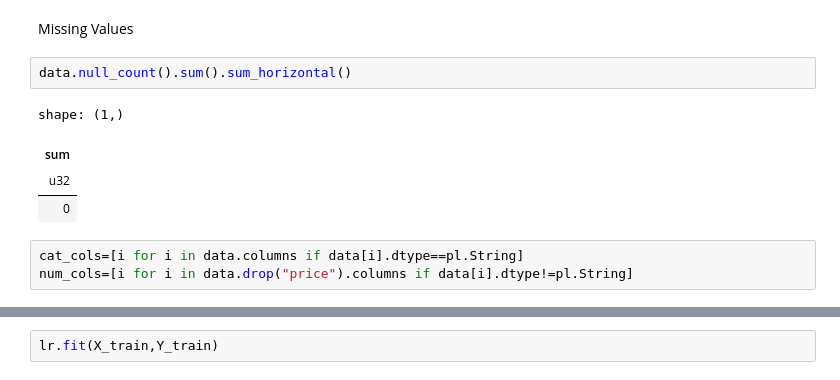
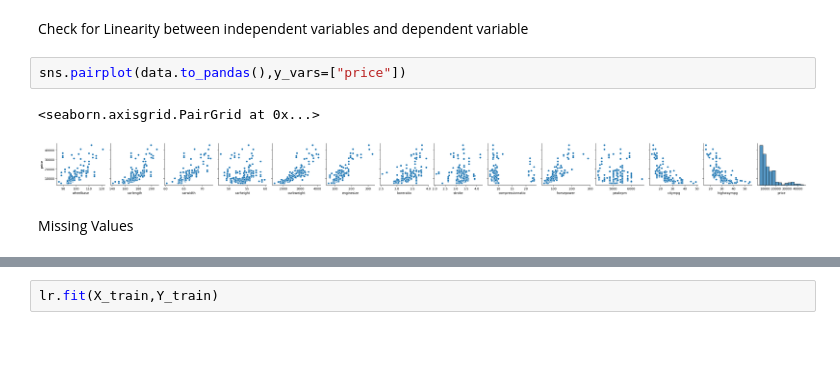
Before and after one commit to Ravikumarchavva/ML_Playground, a Jupyter notebook: Day1/LinearRegression.ipynb, the cells around one changed output, grey strips where cells are left out. Cells and saved outputs as stored; diff of their text form; blank space fills up the shorter version.

```diff
--- a/Day1/LinearRegression.ipynb
+++ b/Day1/LinearRegression.ipynb
@@ -22,12 +21,9 @@ data=data.drop("car_ID","CarName")
+# %% [markdown]
+Check for Linearity between independent variables and dependent variable
+# %%
+sns.pairplot(data.to_pandas(),y_vars=["price"])
+# %% [output]
+<seaborn.axisgrid.PairGrid at 0x...>
+[figure, added]
 # %% [markdown]
 Missing Values
-# %%
-data.null_count().sum().sum_horizontal()
-# %% [output]
-shape: (1,)
-| sum |
-| u32 |
-| 0 |
-# %%
-cat_cols=[i for i in data.columns if data[i].dtype==pl.String]
-num_cols=[i for i in data.drop("price").columns if data[i].dtype!=pl.String]
```
Also changed, not shown: parts of 59 cells of this notebook, 5 other files.
